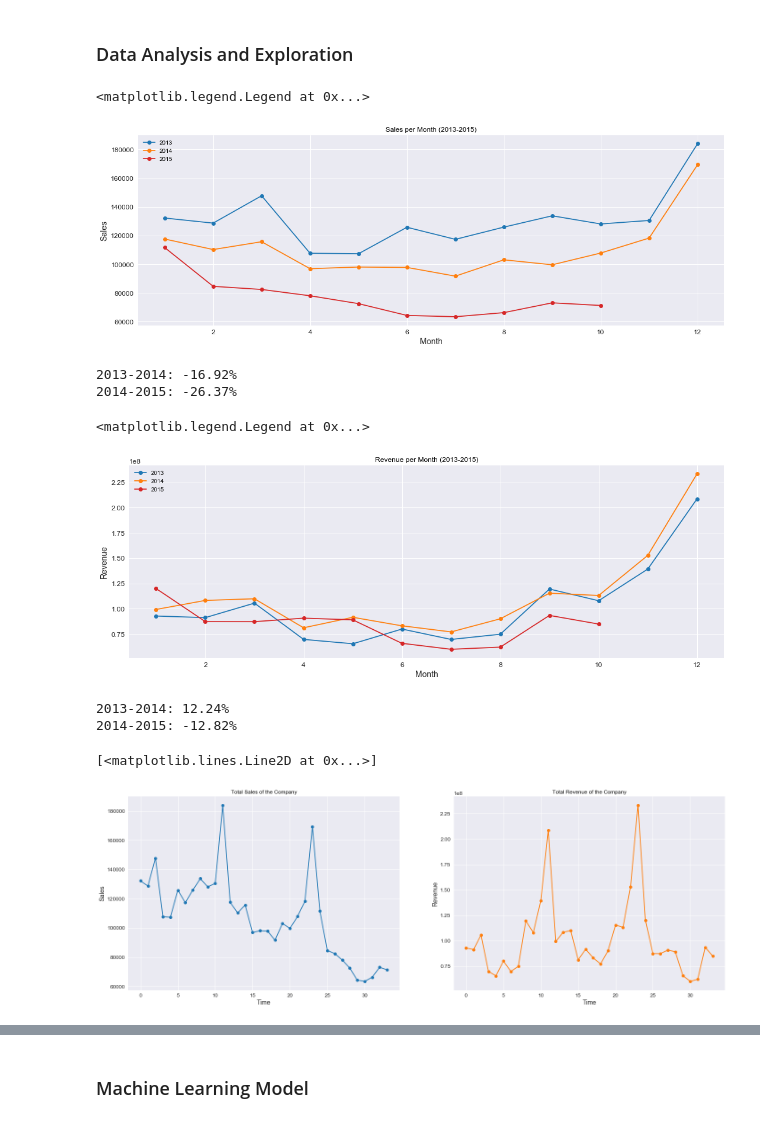
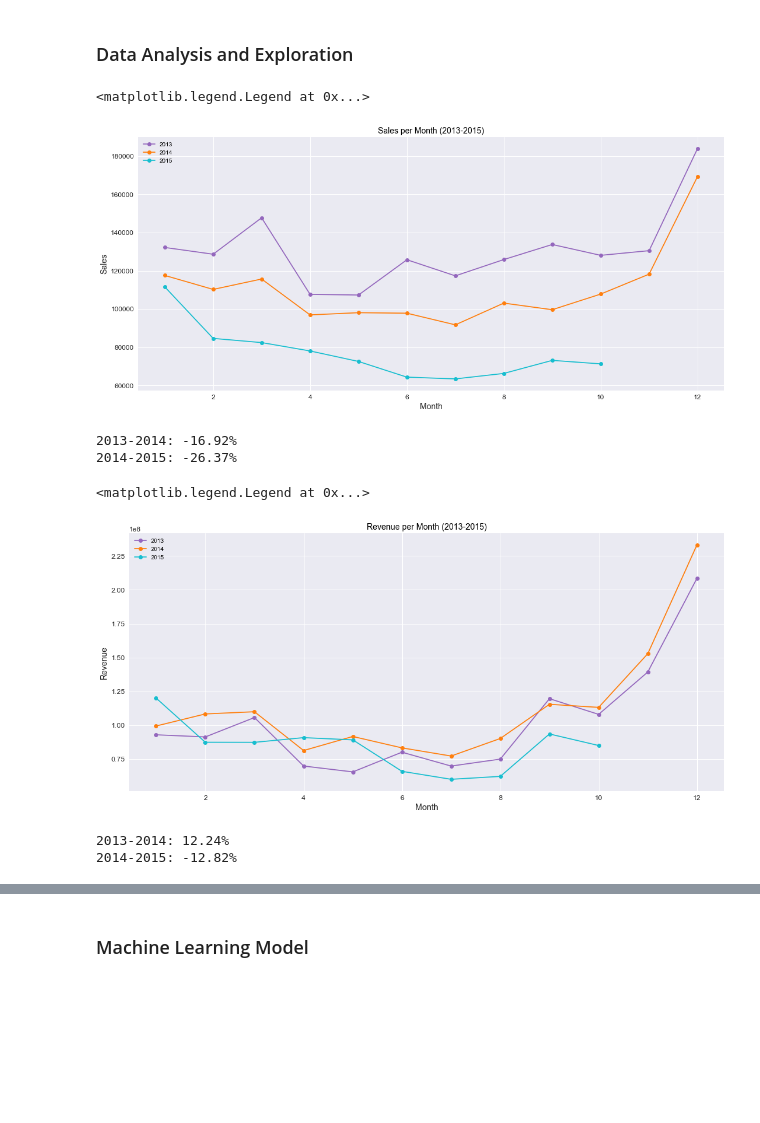
Before and after one commit to leandrocamara/future-sales-forecast, a Jupyter notebook: future-sales-forecast.ipynb, the cells around one changed output, grey strips where cells are left out. Saved outputs shown, nothing was run; the diff lists cells and outputs as text; code cells hidden in the pictures; blank space fills up the shorter version.

```diff
--- a/future-sales-forecast.ipynb
+++ b/future-sales-forecast.ipynb
@@ -2,6 +2,7 @@
 ## Future Sales Forecast
 # %%
 import matplotlib
+import numpy as np
 import pandas as pd
 from fbprophet import Prophet
 import matplotlib.pyplot as plt
@@ -10,6 +11,7 @@ from statsmodels.tsa.seasonal import seasonal_decompose
 plt.style.use('seaborn')
 matplotlib.rcParams['text.color'] = 'k'
 matplotlib.rcParams['axes.labelsize'] = 14
+matplotlib.rcParams['axes.titlesize'] = 14
 matplotlib.rcParams['xtick.labelsize'] = 12
 matplotlib.rcParams['ytick.labelsize'] = 12
 # %% [output]
@@ -91,13 +93,13 @@ sales.head()
 # %% [markdown]
 ### Data Analysis and Exploration
 # %%
-# Retorna o total mensal de receita e de vendas de acordo com o ano informado.
-def monthly_sales_revenues_by_year(dataset, year):
-    return dataset[dataset['year']==year]\
-        .groupby(['month'])['item_cnt_day', 'total_value'].sum()
+# Retorna o total de receita e de vendas de acordo com o ano e o agrupamento informado.
+def sales_revenue_by_year(year, group_column):
+    return sales[sales['year']==year]\
+        .groupby([group_column])['item_cnt_day', 'total_value'].sum()
 
 # Obtendo o total mensal de receita e de vendas dos anos de 2013, 2014 e 2015.
-monthly_total_2013 = monthly_sales_revenues_by_year(sales, 2013)
-monthly_total_2014 = monthly_sales_revenues_by_year(sales, 2014)
-monthly_total_2015 = monthly_sales_revenues_by_year(sales, 2015)
+monthly_2013 = sales_revenue_by_year(year=2013, group_column='month')
+monthly_2014 = sales_revenue_by_year(year=2014, group_column='month')
+monthly_2015 = sales_revenue_by_year(year=2015, group_column='month')
 # %%
@@ -114,16 +116,16 @@ monthly_total_2015 = monthly_sales_revenues_by_year(sales, 2015)
 # %%
 # Gráfico - Vendas por Mês (2013-2015)
-fig, axs = plt.subplots(figsize=(18, 6))
+fig, axs = plt.subplots(figsize=(18, 8))
 axs.set_xlabel('Month')
 axs.set_ylabel('Sales')
 axs.set_title('Sales per Month (2013-2015)')
-axs.plot(monthly_total_2013['item_cnt_day'], '-ok', color='tab:blue', label='2013')
-axs.plot(monthly_total_2014['item_cnt_day'], '-ok', color='tab:orange', label='2014')
-axs.plot(monthly_total_2015['item_cnt_day'], '-ok', color='tab:red', label='2015')
+axs.plot(monthly_2013['item_cnt_day'], '-ok', c='tab:purple', label='2013')
+axs.plot(monthly_2014['item_cnt_day'], '-ok', c='tab:orange', label='2014')
+axs.plot(monthly_2015['item_cnt_day'], '-ok', c='tab:cyan', label='2015')
 plt.legend()
 # %% [output]
 <matplotlib.legend.Legend at 0x...>
-[figure, old version]
+[figure, new version]
 # %%
 # Retorna a diferença média das vendas entre os anos, em porcentagens.
 diff_mean_percent_years('item_cnt_day')
@@ -132,17 +134,17 @@ diff_mean_percent_years('item_cnt_day')
 2014-2015: -26.37%
 # %%
 # Gráfico - Receita por Mês (2013-2015)
-fig, axs = plt.subplots(figsize=(18, 6))
+fig, axs = plt.subplots(figsize=(18, 8))
 axs.set_xlabel('Month')
 axs.set_ylabel('Revenue')
 axs.set_title('Revenue per Month (2013-2015)')
-axs.plot(monthly_total_2013['total_value'], '-ok', color='tab:blue', label='2013')
-axs.plot(monthly_total_2014['total_value'], '-ok', color='tab:orange', label='2014')
-axs.plot(monthly_total_2015['total_value'], '-ok', color='tab:red', label='2015')
+axs.plot(monthly_2013['total_value'], '-ok', c='tab:purple', label='2013')
+axs.plot(monthly_2014['total_value'], '-ok', c='tab:orange', label='2014')
+axs.plot(monthly_2015['total_value'], '-ok', c='tab:cyan', label='2015')
 plt.legend()
 # %% [output]
 <matplotlib.legend.Legend at 0x...>
-[figure, old version]
+[figure, new version]
 # %%
 # Retorna a diferença média da receita entre os anos, em porcentagens.
 diff_mean_percent_years('total_value')
@@ -154,15 +153,0 @@ total_sales = sales.groupby(['date_block_num'])['item_cnt_day', 'total_value'].s
-# %%
-fig, axs = plt.subplots(1, 2, figsize=(24, 8))
-
-axs[0].set_xlabel('Time')
-axs[0].set_ylabel('Sales')
-axs[0].set_title('Total Sales of the Company')
-axs[0].plot(total_sales['item_cnt_day'], '-ok', color='tab:blue')
-
-axs[1].set_xlabel('Time')
-axs[1].set_ylabel('Revenue')
-axs[1].set_title('Total Revenue of the Company')
-axs[1].plot(total_sales['total_value'], '-ok', color='tab:orange')
-# %% [output]
-[<matplotlib.lines.Line2D at 0x...>]
-[figure, removed]
```
Also changed, not shown: parts of 37 cells of this notebook, 2 other files.
